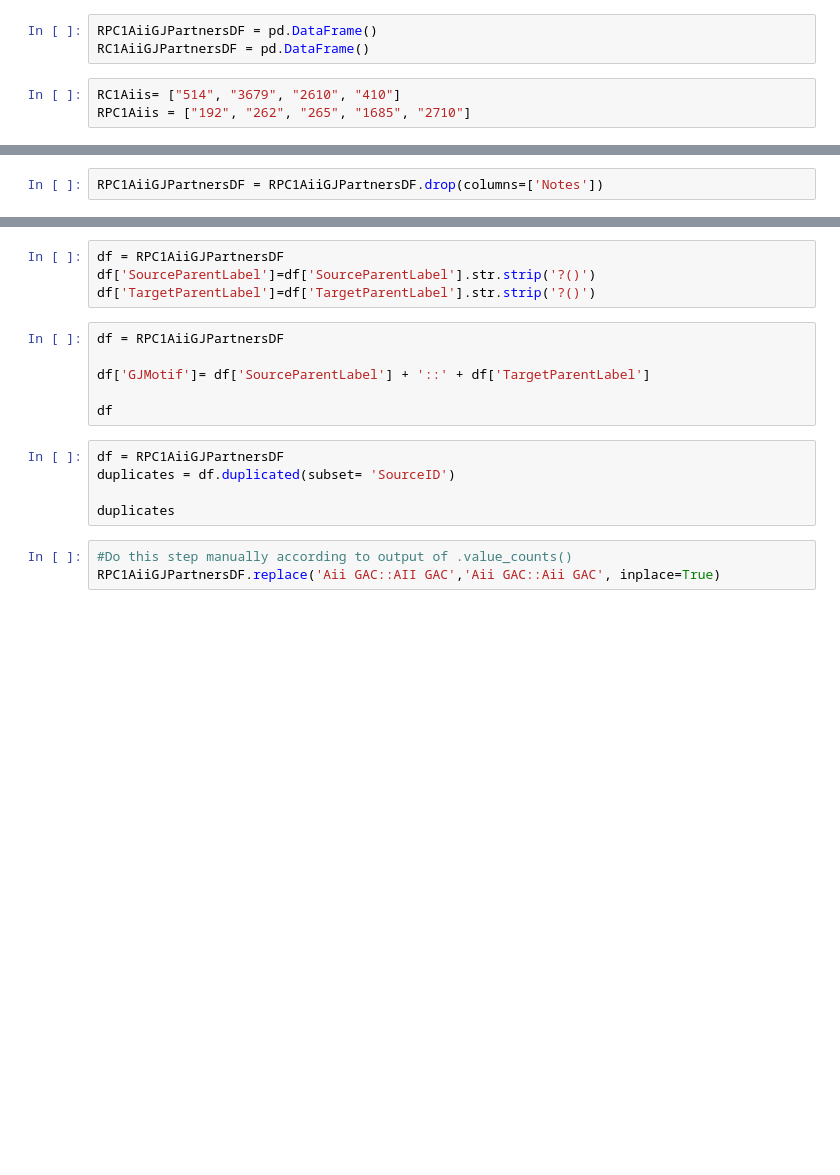
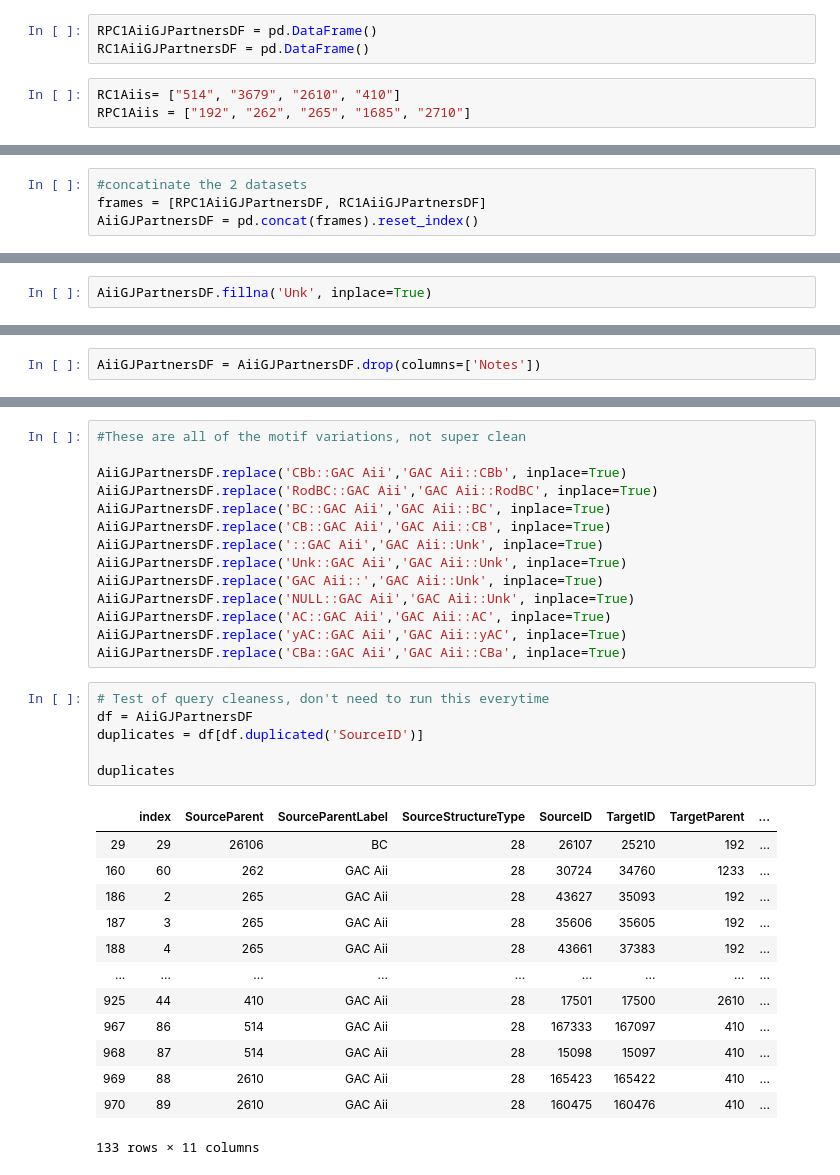
Before and after one commit to RLPfeiffer/VikingExplore, a Jupyter notebook: GJPartners.ipynb, the cells around one changed output, grey strips where cells are left out. Drawn from its saved outputs; the diff is of its cells as text; blank space fills up the shorter version.

```diff
--- a/GJPartners.ipynb
+++ b/GJPartners.ipynb
@@ -29,0 +73,4 @@ RPC1AiiGJPartnersDF
+# %%
+#concatinate the 2 datasets
+frames = [RPC1AiiGJPartnersDF, RC1AiiGJPartnersDF]
+AiiGJPartnersDF = pd.concat(frames).reset_index()
@@ -29,0 +81,2 @@ RPC1AiiGJPartnersDF
+# %%
+AiiGJPartnersDF.fillna('Unk', inplace=True)
@@ -30,2 +86,2 @@ RPC1AiiGJPartnersDF
 # %%
-RPC1AiiGJPartnersDF = RPC1AiiGJPartnersDF.drop(columns=['Notes'])
+AiiGJPartnersDF = AiiGJPartnersDF.drop(columns=['Notes'])
@@ -34,18 +88,34 @@ RPC1AiiGJPartnersDF
-# %%
-df = RPC1AiiGJPartnersDF
-df['SourceParentLabel']=df['SourceParentLabel'].str.strip('?()')
-df['TargetParentLabel']=df['TargetParentLabel'].str.strip('?()')
-# %%
-df = RPC1AiiGJPartnersDF
-
-df['GJMotif']= df['SourceParentLabel'] + '::' + df['TargetParentLabel']
-
-df
-# %%
-df = RPC1AiiGJPartnersDF
-duplicates = df.duplicated(subset= 'SourceID')
-
-duplicates
-# %%
-#Do this step manually according to output of .value_counts()
-RPC1AiiGJPartnersDF.replace('Aii GAC::AII GAC','Aii GAC::Aii GAC', inplace=True)
+# %%
+#These are all of the motif variations, not super clean
+
+AiiGJPartnersDF.replace('CBb::GAC Aii','GAC Aii::CBb', inplace=True)
+AiiGJPartnersDF.replace('RodBC::GAC Aii','GAC Aii::RodBC', inplace=True)
+AiiGJPartnersDF.replace('BC::GAC Aii','GAC Aii::BC', inplace=True)
+AiiGJPartnersDF.replace('CB::GAC Aii','GAC Aii::CB', inplace=True)
+AiiGJPartnersDF.replace('::GAC Aii','GAC Aii::Unk', inplace=True)
+AiiGJPartnersDF.replace('Unk::GAC Aii','GAC Aii::Unk', inplace=True)
+AiiGJPartnersDF.replace('GAC Aii::','GAC Aii::Unk', inplace=True)
+AiiGJPartnersDF.replace('NULL::GAC Aii','GAC Aii::Unk', inplace=True)
+AiiGJPartnersDF.replace('AC::GAC Aii','GAC Aii::AC', inplace=True)
+AiiGJPartnersDF.replace('yAC::GAC Aii','GAC Aii::yAC', inplace=True)
+AiiGJPartnersDF.replace('CBa::GAC Aii','GAC Aii::CBa', inplace=True)
+# %%
+# Test of query cleaness, don't need to run this everytime
+df = AiiGJPartnersDF
+duplicates = df[df.duplicated('SourceID')]
+
+duplicates
+# %% [output]
+|  | index | SourceParent | SourceParentLabel | SourceStructureType | SourceID | TargetID | TargetParent | ... |
+| 29 | 29 | 26106 | BC | 28 | 26107 | 25210 | 192 | ... |
+| 160 | 60 | 262 | GAC Aii | 28 | 30724 | 34760 | 1233 | ... |
+| 186 | 2 | 265 | GAC Aii | 28 | 43627 | 35093 | 192 | ... |
+| 187 | 3 | 265 | GAC Aii | 28 | 35606 | 35605 | 192 | ... |
+| 188 | 4 | 265 | GAC Aii | 28 | 43661 | 37383 | 192 | ... |
+| ... | ... | ... | ... | ... | ... | ... | ... | ... |
+| 925 | 44 | 410 | GAC Aii | 28 | 17501 | 17500 | 2610 | ... |
+| 967 | 86 | 514 | GAC Aii | 28 | 167333 | 167097 | 410 | ... |
+| 968 | 87 | 514 | GAC Aii | 28 | 15098 | 15097 | 410 | ... |
+| 969 | 88 | 2610 | GAC Aii | 28 | 165423 | 165422 | 410 | ... |
+| 970 | 89 | 2610 | GAC Aii | 28 | 160475 | 160476 | 410 | ... |
+133 rows × 11 columns
```
Also changed, not shown: parts of 12 cells of this notebook.
